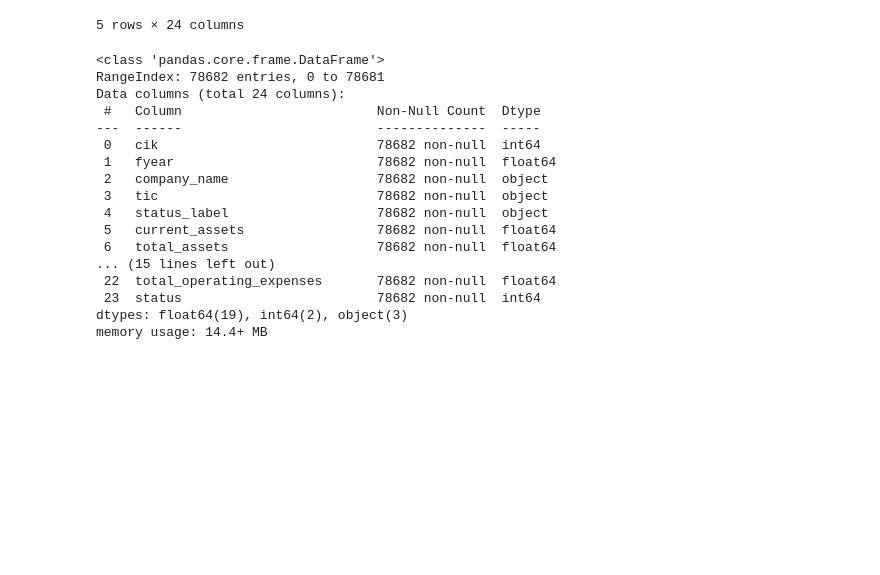
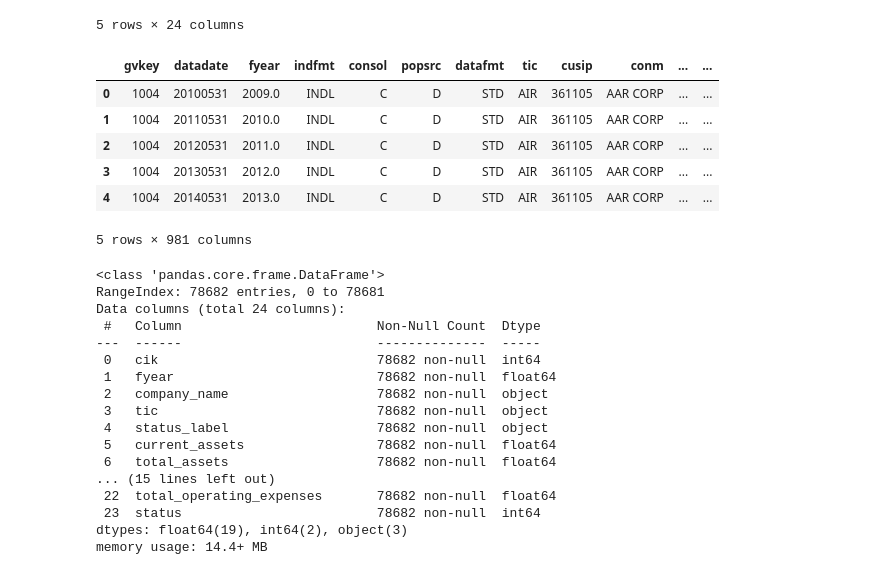
Before and after one commit to EvanaHolevas/going-concern-198, a Jupyter notebook: bankrupcy.ipynb, the cells around one changed output. Saved outputs shown, nothing was run; the diff lists cells and outputs as text; code cells hidden in the pictures; blank space fills up the shorter version.

```diff
--- a/bankrupcy.ipynb
+++ b/bankrupcy.ipynb
@@ -4,6 +4,7 @@ import matplotlib.pyplot as plt
 import pandas as pd
 # dataset predicts is company will go bankrupt in the next year and probability it will go bankrupt in k number of years
 data = pd.read_csv("data/1_american_dataset.csv")
+comp = pd.read_csv("data/Compustat Fundamentals Annual 01.2010.csv")
 # %%
 data.head()
 # %% [output]
@@ -14,6 +15,16 @@ data.head()
 | 3 | 1750 | 2002.0 | AAR CORP | AIR | alive | 396.412 | 686.621 | ... |
 | 4 | 1750 | 2003.0 | AAR CORP | AIR | alive | 432.204 | 709.292 | ... |
 5 rows × 24 columns
+# %%
+comp.head()
+# %% [output]
+|  | gvkey | datadate | fyear | indfmt | consol | popsrc | datafmt | tic | cusip | conm | ... | ... |
+| 0 | 1004 | 20100531 | 2009.0 | INDL | C | D | STD | AIR | 361105 | AAR CORP | ... | ... |
+| 1 | 1004 | 20110531 | 2010.0 | INDL | C | D | STD | AIR | 361105 | AAR CORP | ... | ... |
+| 2 | 1004 | 20120531 | 2011.0 | INDL | C | D | STD | AIR | 361105 | AAR CORP | ... | ... |
+| 3 | 1004 | 20130531 | 2012.0 | INDL | C | D | STD | AIR | 361105 | AAR CORP | ... | ... |
+| 4 | 1004 | 20140531 | 2013.0 | INDL | C | D | STD | AIR | 361105 | AAR CORP | ... | ... |
+5 rows × 981 columns
 # %%
 data.shape
 data.info()
```
Also changed, not shown: parts of 6 cells of this notebook, 3 other files.
